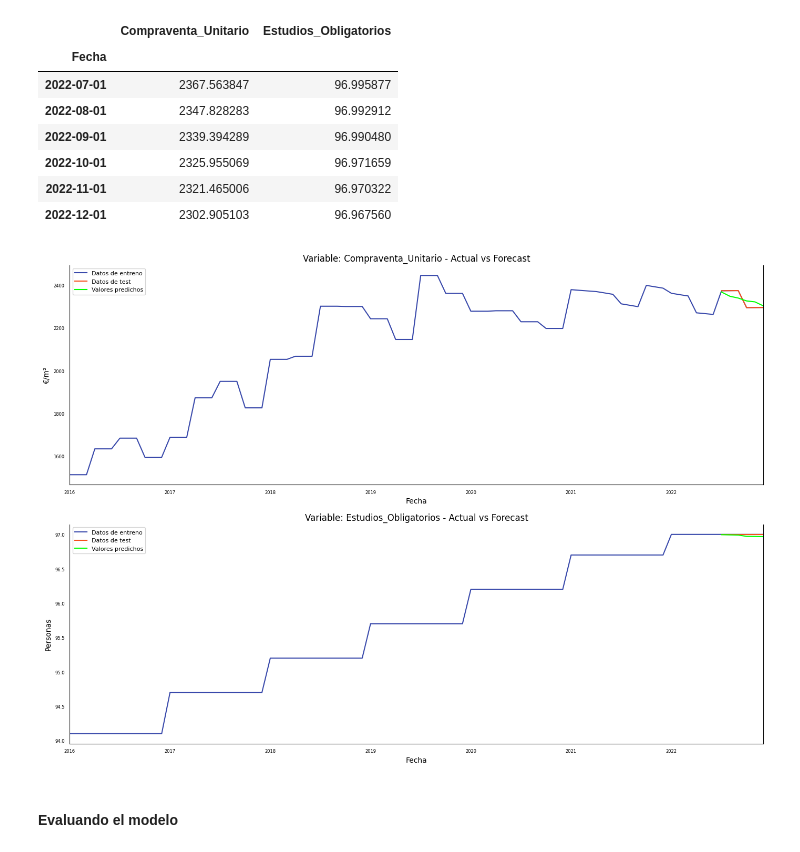
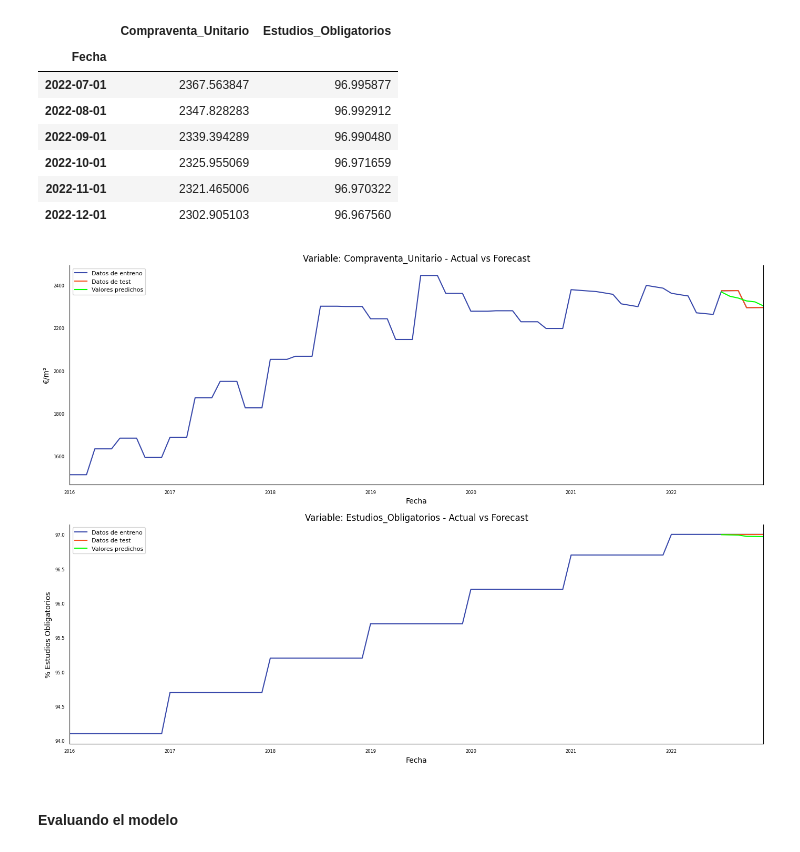
Before and after one commit to dmunozbe/TFM_DataScience, a Jupyter notebook: Forecasting/08. Nou Barris/Forecasting_(Indicador_10).ipynb, the cells around one changed output. Saved outputs shown, nothing was run; the diff lists cells and outputs as text; code cells hidden in the pictures.

```diff
--- a/Forecasting/08. Nou Barris/Forecasting_(Indicador_10).ipynb
+++ b/Forecasting/08. Nou Barris/Forecasting_(Indicador_10).ipynb
@@ -575,30 +575,30 @@ output
 # %%
 # Actual vs Forecasted Plots
 fig, axes = plt.subplots(nrows = int(len(X_train.columns)), ncols = 1, dpi = 100, figsize = (14,10))
-mi_lista = ['€/m²', 'Personas']
+mi_lista = ['€/m²', '% Estudios Obligatorios']
 
 for i, (col,ax) in enumerate(zip(X_train.columns, axes.flatten())):
     df[col].plot(color = '#3949AB', legend = True, ax = ax)
     X_test[col].plot(color = '#F4511E', legend = True, ax = ax)
     output[col].plot(color = '#00FF00', legend = True, ax = ax).autoscale(axis =' x',tight = True)
 
 
     ax.set_title('Variable: ' + col + ' - Actual vs Forecast')
     ax.set_ylabel(mi_lista[i])  # Establecer etiqueta del eje y
     ax.xaxis.set_ticks_position('none')
     ax.yaxis.set_ticks_position('none')
 
     ax.spines["top"].set_alpha(0)
     ax.tick_params(labelsize = 6)
 
     handles, labels = ax.get_legend_handles_labels()
     ax.legend(handles, ['Datos de entreno', 'Datos de test', 'Valores predichos'], loc='upper left', fontsize=8)
 
 plt.tight_layout()
 plt.savefig('actual_forecast.png')
 plt.show()
 # %% [output]
-[figure, old version]
+[figure, new version]
 # %% [markdown]
 #### Evaluando el modelo
 # %%
```
Also changed, not shown: parts of 3 cells of this notebook.
